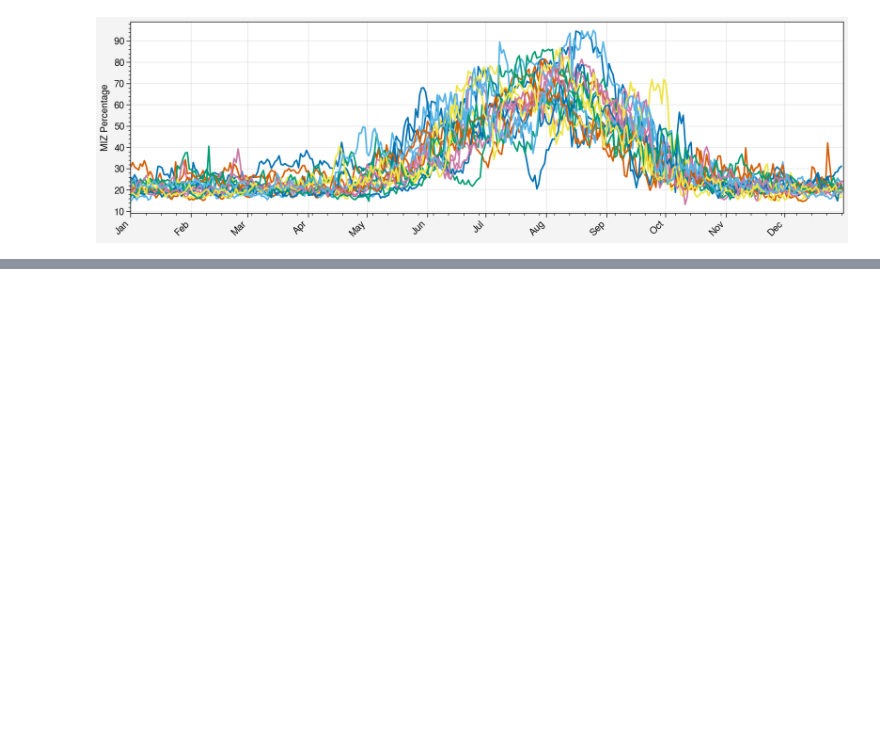
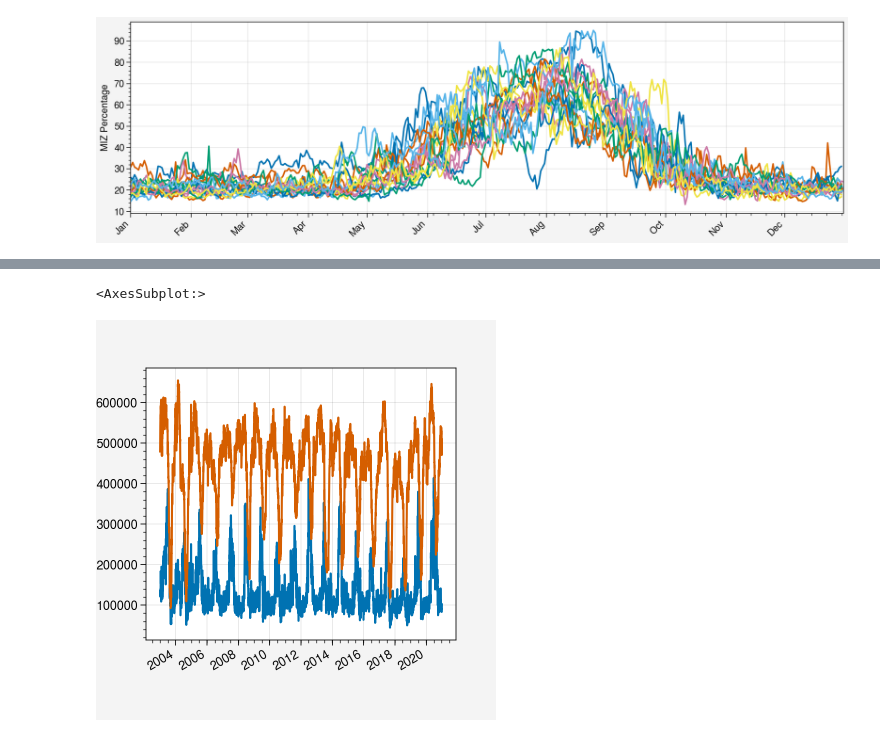
Before and after one commit to danielmwatkins/sea_ice_variability, a Jupyter notebook: notebooks/Interannual Variability SIC.ipynb, the cells around one changed output, grey strips where cells are left out. Saved outputs shown, nothing was run; the diff lists cells and outputs as text; code cells hidden in the pictures; blank space fills up the shorter version.

```diff
--- a/notebooks/Interannual Variability SIC.ipynb
+++ b/notebooks/Interannual Variability SIC.ipynb
@@ -144,0 +169,6 @@ mean_percent
+# %%
+results['miz_ice_extent'].plot()
+results['sea_ice_extent'].plot()
+# %% [output]
+<AxesSubplot:>
+[figure, added]
```
Also changed, not shown: parts of 4 cells of this notebook, 2 other files.
